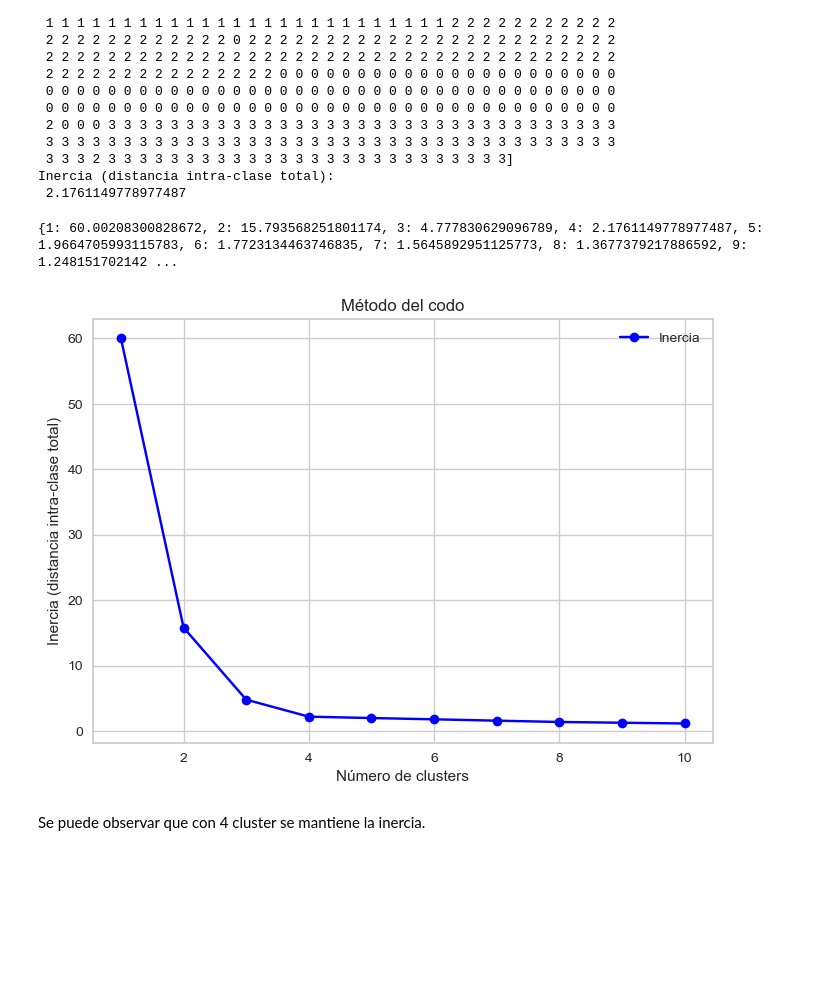
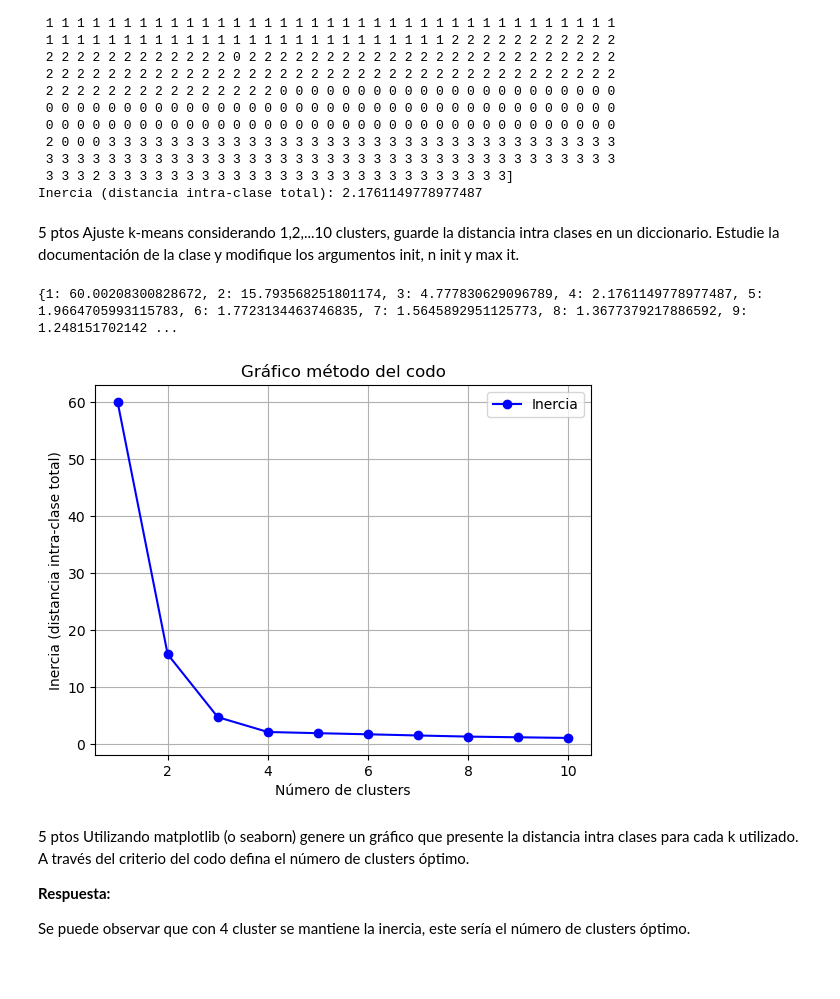
Before and after one commit to doritak/Machine-Learning, a Jupyter notebook: Actividad_4/main.ipynb, the cells around one changed output. Saved outputs shown, nothing was run; the diff lists cells and outputs as text; code cells hidden in the pictures; blank space fills up the shorter version.

```diff
--- a/Actividad_4/main.ipynb
+++ b/Actividad_4/main.ipynb
@@ -64,15 +61,11 @@ graficar(A, B, "Gráfico con datos Procesados Min Max Scaler", "red", "A", "B")
 # %%
-from threadpoolctl import threadpool_limits
 
-with threadpool_limits(limits=2):  # Limita a 2 hilos
-    from sklearn.cluster import KMeans
-    # KMeans
-    kmeans = KMeans(n_clusters=4, random_state=42)
-    kmeans.fit(df_scaler)
-    centroides = kmeans.cluster_centers_
-    etiquetas = kmeans.labels_
-    inercia = kmeans.inertia_
-    print("Centroides: ", centroides)
-    print("Clusters asignados (etiquetas):\n", etiquetas)
-    print("Inercia (distancia intra-clase total):\n", inercia)
+kmeans = KMeans(n_clusters=4, random_state=42)
+kmeans.fit(df_scaler)
+centroides = kmeans.cluster_centers_
+etiquetas = kmeans.labels_
+inercia = kmeans.inertia_
+print("Centroides: \n", centroides)
+print("Clusters asignados (etiquetas):\n", etiquetas)
+print("Inercia (distancia intra-clase total):", inercia)
 # %% [output]
@@ -97,22 +90,30 @@ Inercia (distancia intra-clase total):
+# %% [markdown]
+
+5 ptos Ajuste k-means considerando 1,2,...10 clusters, guarde la distancia intra clases en un diccionario. Estudie la documentación de la clase y modifique los argumentos init, n init y max it.
 # %%
-with threadpool_limits(limits=2):
-    resultado = {}
-    for k in range (1,11):
-        kmeans = KMeans(n_clusters=k, random_state=42, max_iter=1000, init="k-means++", n_init=10)
-        kmeans.fit(df_scaler)
-        resultado[k] = kmeans.inertia_      #distancia intra-clase total
 
-    print(resultado)
-    plt.plot(list(resultado.keys()), list(resultado.values()), 'o-', color="blue")
-    plt.xlabel("Número de clusters")
-    plt.ylabel("Inercia (distancia intra-clase total)")
-    plt.title("Método del codo")
-    plt.legend(["Inercia"])
-    plt.grid(True)
+resultado = {}
+for k in range (1,11):
+    kmeans = KMeans(n_clusters=k, random_state=42, max_iter=1000, init="k-means++", n_init=10)
+    kmeans.fit(df_scaler)
+    resultado[k] = kmeans.inertia_      #distancia intra-clase total
+
+print(resultado)
+plt.plot(list(resultado.keys()), list(resultado.values()), 'o-', color="blue")
+plt.xlabel("Número de clusters")
+plt.ylabel("Inercia (distancia intra-clase total)")
+plt.title("Gráfico método del codo")
+plt.legend(["Inercia"])
+plt.grid(True)
 # %% [output]
 {1: 60.00208300828672, 2: 15.793568251801174, 3: 4.777830629096789, 4: 2.1761149778977487, 5: 1.9664705993115783, 6: 1.7723134463746835, 7: 1.5645892951125773, 8: 1.3677379217886592, 9: 1.248151702142 ...
-[figure, old version]
+[figure, new version]
-# %% [markdown]
-Se puede observar que con 4 cluster se mantiene la inercia.
+# %% [markdown]
+
+5 ptos Utilizando matplotlib (o seaborn) genere un gráfico que presente la distancia intra clases para cada k utilizado. A través del criterio del codo defina el número de clusters óptimo.
+
+**Respuesta:**
+
+Se puede observar que con 4 cluster se mantiene la inercia, este sería el número de clusters óptimo.
 # %% [markdown]
 <div style="height: 5px; background: linear-gradient(to right, cyan, lime); margin-bottom: 20px;"></div>
```
Also changed, not shown: parts of 33 cells of this notebook.
